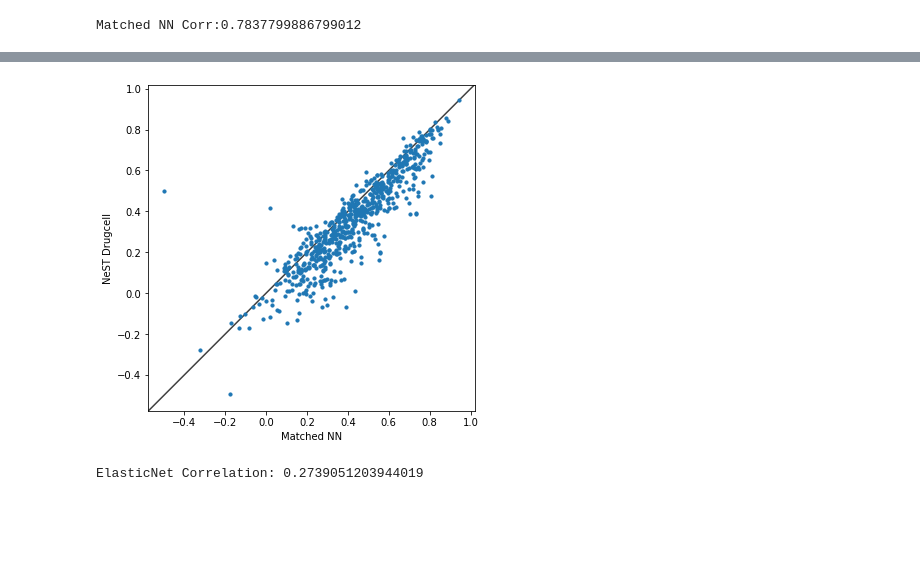
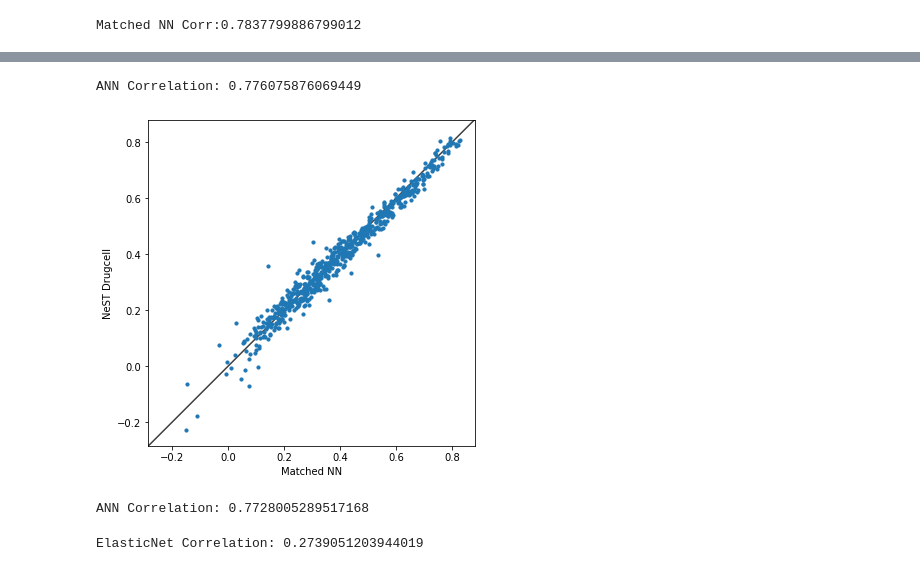
Before and after one commit to enmsilva/nest_drugcell, a Jupyter notebook: code/result_analysis.ipynb, the cells around one changed output, grey strips where cells are left out. Saved outputs shown, nothing was run; the diff lists cells and outputs as text; code cells hidden in the pictures; blank space fills up the shorter version.

```diff
--- a/code/result_analysis.ipynb
+++ b/code/result_analysis.ipynb
@@ -99,7 +97,7 @@ def get_boxplot(test_df, predicted, x_title, y_title):
 
     plt.show()
 # %%
-def compare_corr(x_test_df, y_test_df, x_label, y_label, x_title, y_title, size):
+def compare_corr(x_test_df, y_test_df, x_label, y_label, x_title, y_title):
     X_corr = []
     Y_corr = []
     x_drug_pos_map = get_drug_pos_map(x_test_df, drugs)
@@ -116,7 +114,7 @@ def compare_corr(x_test_df, y_test_df, x_label, y_label, x_title, y_title, size)
 
     fig = plt.figure(figsize=(9, 6))
     ax = fig.add_subplot(111)
-    ax.scatter(X_corr, Y_corr, s = size)
+    ax.scatter(X_corr, Y_corr, s = 10)
 
     ax.set_xlabel(x_title)
     ax.set_ylabel(y_title)
@@ -191,9 +207,25 @@ Matched NN Corr:0.7837799886799012
+# %%
+sum = 0.0
+files = [f for f in glob.glob('../../ann_nest_drugcell/result/*.predict')]
+for file in files:
+    pred = np.loadtxt(file)
+    test_file = '../../ann_nest_drugcell/data/' + file.split('_')[3] + '_drugcell_test.txt'
+    test = pd.read_csv(test_file, sep='\t', header=None, names=['C', 'D', 'AUC'])['AUC']
+    corr = stats.spearmanr(pred, test)[0]
+    sum += corr
+print("ANN Correlation: " + str(sum/10.0))
+# %% [output]
+ANN Correlation: 0.776075876069449
 # %%
-m_nn_pred = np.loadtxt('../../ann_nest_drugcell/result/1_1_drugcell.predict')
-nest_drugcell_pred = np.loadtxt('../result/1_drugcell.predict')
-test_df = pd.read_csv("../data/1_drugcell_test.txt", sep='\t', header=None, names=['C', 'D', 'AUC'])
+test_r10_df = pd.read_csv('../../ann_nest_drugcell/data/drugcell_r10.txt', sep='\t', header=None, names=['C', 'D', 'AUC'])
+ann_pred_r10 = np.loadtxt('../../ann_nest_drugcell/result/drugcell_r10.pred')
 
-compare_corr(test_df, test_df, m_nn_pred, nest_drugcell_pred, "Matched NN", "NeST Drugcell", size)
+compare_corr(test_r10_df, test_df, ann_pred_r10, nest_drugcell_pred_cv, "Matched NN", "NeST Drugcell")
 # %% [output]
-[figure, old version]
+[figure, new version]
+# %%
+corr = stats.spearmanr(ann_pred_r10, test_r10_df['AUC'])[0]
+print("ANN Correlation: " + str(corr))
+# %% [output]
+ANN Correlation: 0.7728005289517168
 # %%
```
Also changed, not shown: parts of 15 cells of this notebook, 4 other files.
